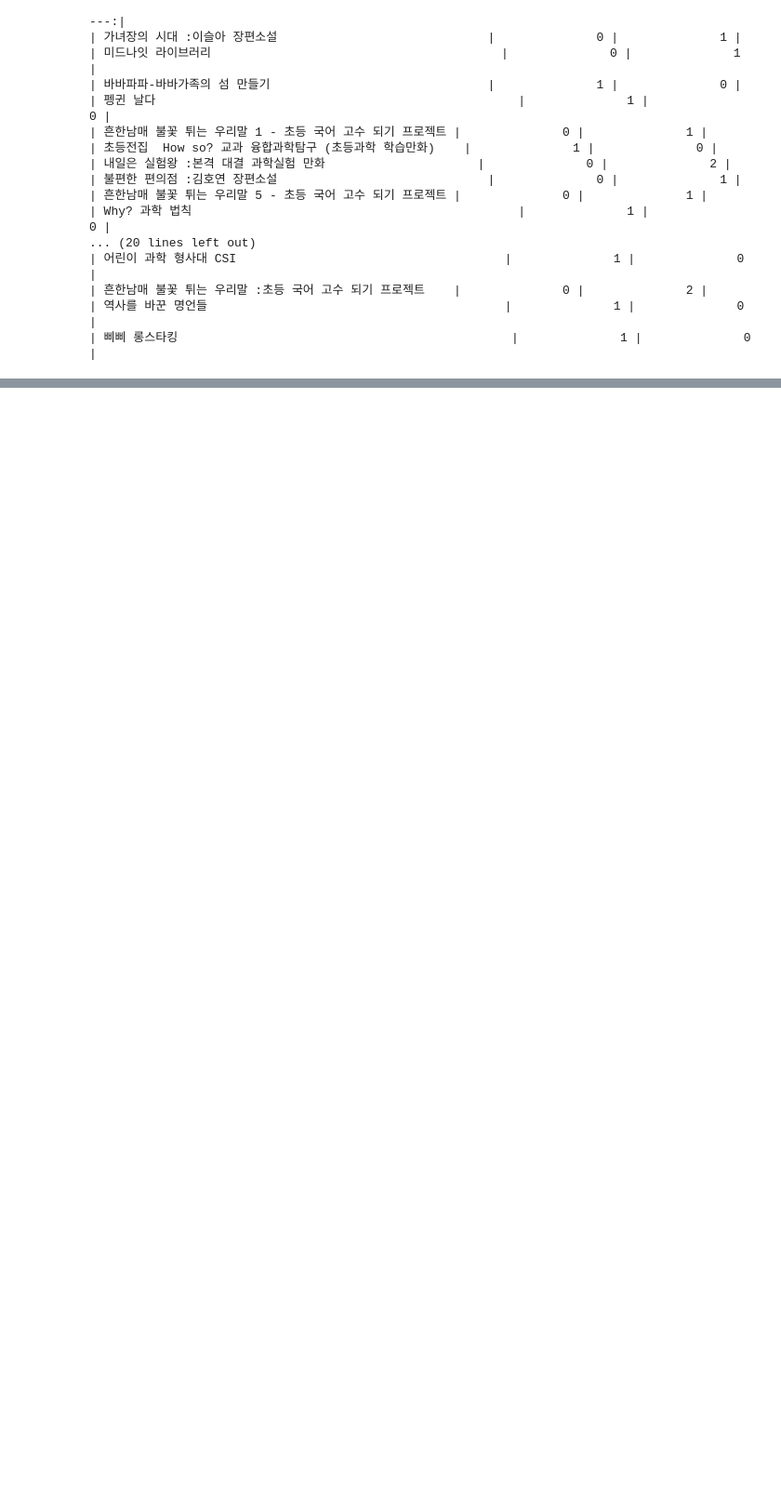
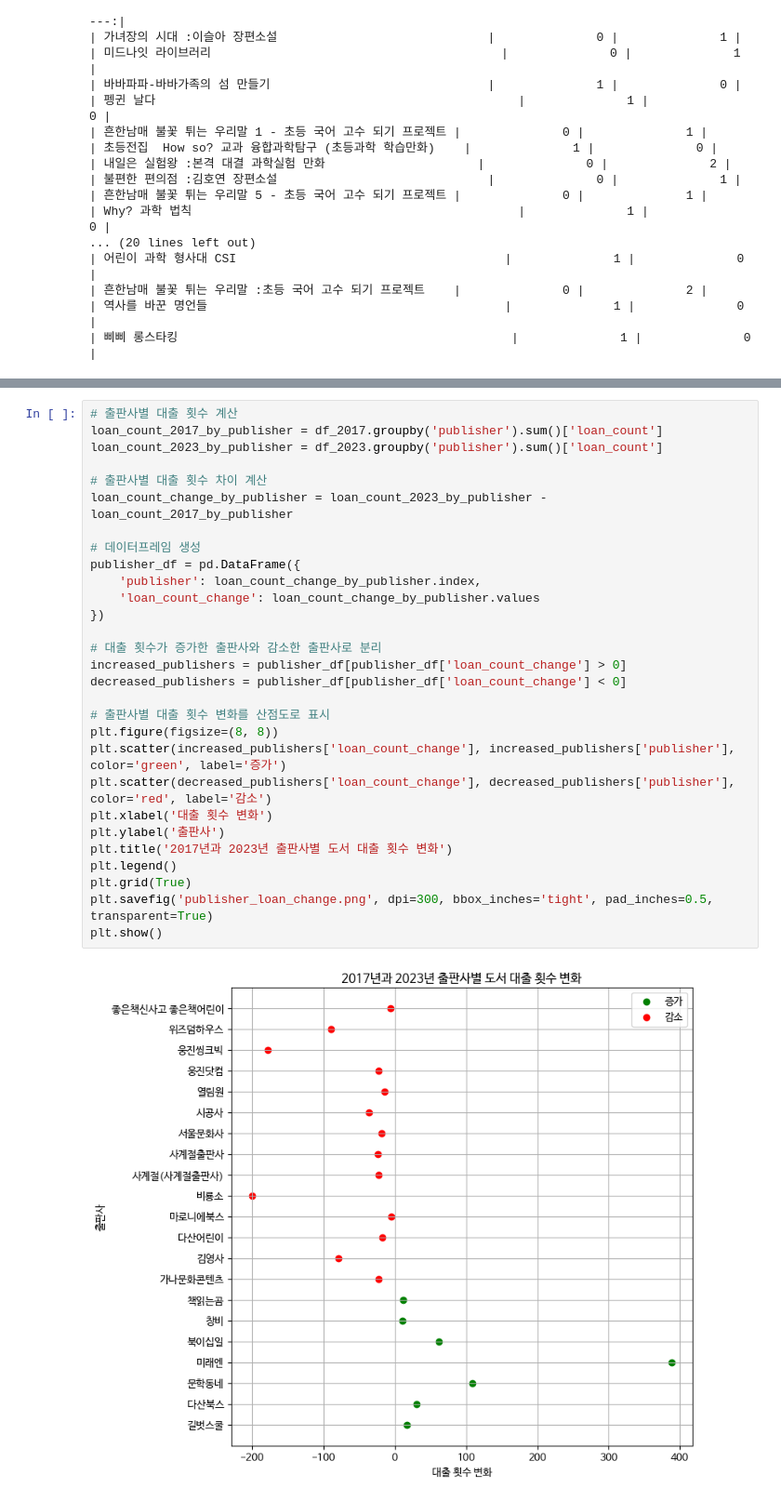
Before and after one commit to choi2q/python_programming, a Jupyter notebook: 최인규_2022165751_기말고사.ipynb, the cells around one changed output, grey strips where cells are left out. Shown: that part at 93% size. Saved outputs shown, nothing was run; the diff lists cells and outputs as text; blank space fills up the shorter version.

```diff
--- a/최인규_2022165751_기말고사.ipynb
+++ b/최인규_2022165751_기말고사.ipynb
@@ -455,0 +580,31 @@ print(table)
+# %%
+# 출판사별 대출 횟수 계산
+loan_count_2017_by_publisher = df_2017.groupby('publisher').sum()['loan_count']
+loan_count_2023_by_publisher = df_2023.groupby('publisher').sum()['loan_count']
+
+# 출판사별 대출 횟수 차이 계산
+loan_count_change_by_publisher = loan_count_2023_by_publisher - loan_count_2017_by_publisher
+
+# 데이터프레임 생성
+publisher_df = pd.DataFrame({
+    'publisher': loan_count_change_by_publisher.index,
+    'loan_count_change': loan_count_change_by_publisher.values
+})
+
+# 대출 횟수가 증가한 출판사와 감소한 출판사로 분리
+increased_publishers = publisher_df[publisher_df['loan_count_change'] > 0]
+decreased_publishers = publisher_df[publisher_df['loan_count_change'] < 0]
+
+# 출판사별 대출 횟수 변화를 산점도로 표시
+plt.figure(figsize=(8, 8))
+plt.scatter(increased_publishers['loan_count_change'], increased_publishers['publisher'], color='green', label='증가')
+plt.scatter(decreased_publishers['loan_count_change'], decreased_publishers['publisher'], color='red', label='감소')
+plt.xlabel('대출 횟수 변화')
+plt.ylabel('출판사')
+plt.title('2017년과 2023년 출판사별 도서 대출 횟수 변화')
+plt.legend()
+plt.grid(True)
+plt.savefig('publisher_loan_change.png', dpi=300, bbox_inches='tight', pad_inches=0.5, transparent=True)
+plt.show()
+# %% [output]
+[figure, added]
```
Also changed, not shown: parts of 14 cells of this notebook.
